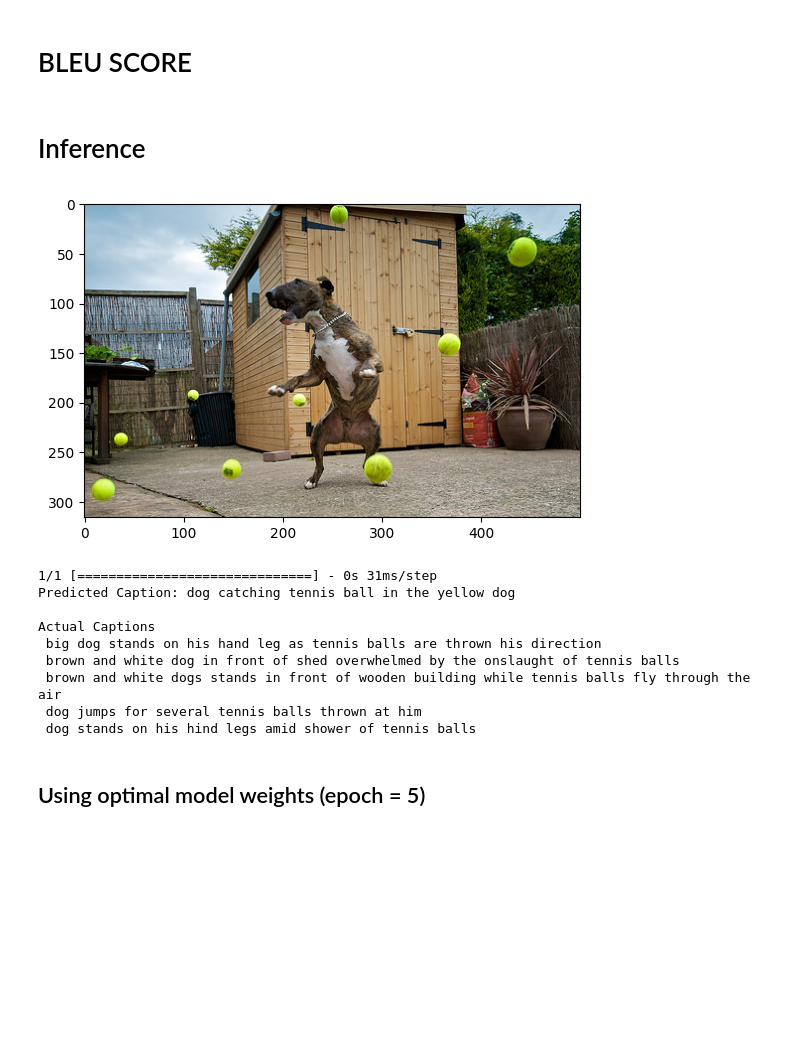
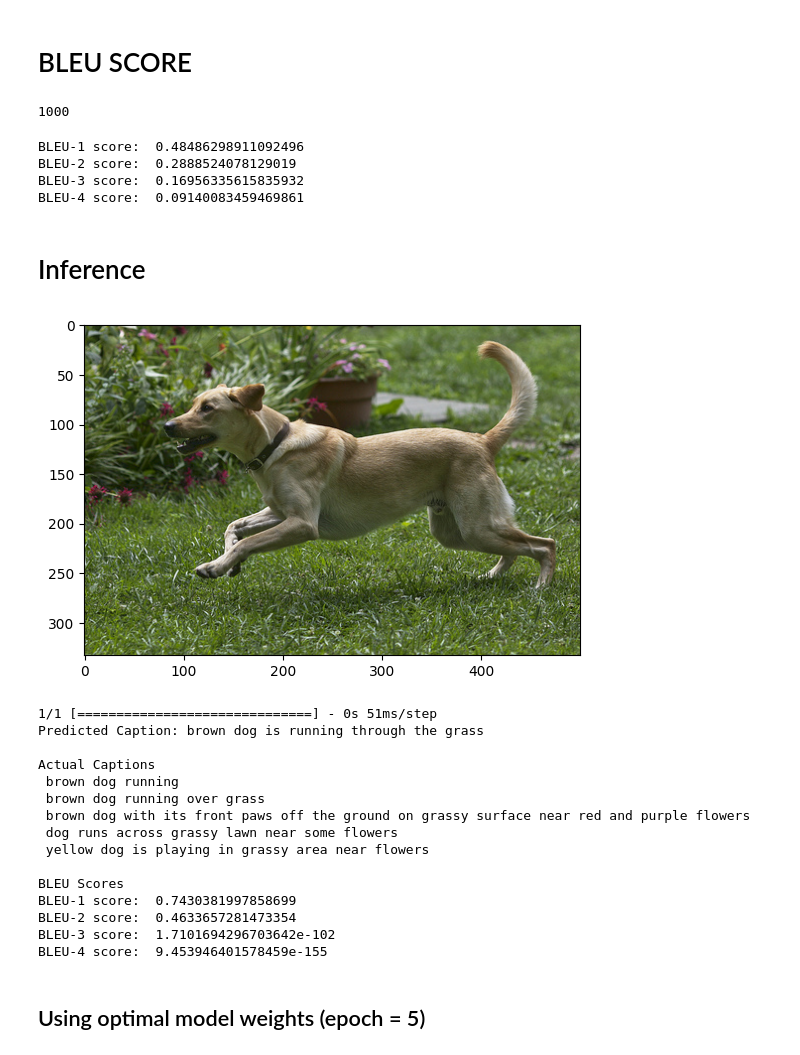
Before and after one commit to shubhjadhav/image-caption-generator, a Jupyter notebook: Code/Inception_LSTM_GRU.ipynb, the cells around one changed output. Saved outputs shown, nothing was run; the diff lists cells and outputs as text; code cells hidden in the pictures; blank space fills up the shorter version.

```diff
--- a/Code/Inception_LSTM_GRU.ipynb
+++ b/Code/Inception_LSTM_GRU.ipynb
@@ -607,7 +608,7 @@ for ep in range(epochs):
     model.save(
         os.path.join(
             "/content/drive/MyDrive",
-            "inception_lstm_gru",
+            key,
             "trained_model_{}epochs.h5".format(ep+1),
         )
     )
@@ -657,6 +662,8 @@ actual_captions = []
 for i in test_imgs:
     actual_captions.append(desc_dict[i.split(".")[0]])
 len(actual_captions)
+# %% [output]
+1000
 # %%
 import nltk
 from nltk.translate.bleu_score import corpus_bleu, sentence_bleu
@@ -741,10 +748,15 @@ def findBleuScore(predicted_captions, ground_truth_captions):
 
 
 findBleuScore(predicted_captions, actual_captions)
+# %% [output]
+BLEU-1 score:  0.48486298911092496
+BLEU-2 score:  0.2888524078129019
+BLEU-3 score:  0.16956335615835932
+BLEU-4 score:  0.09140083459469861
 # %% [markdown]
 # Inference
 # %%
-for i in [999]:
+for i in [5]:
     image1 = test_imgs[i]
     imagepath = os.path.join(img_folder, image1)
     image_1 = Image.open(imagepath)
@@ -752,43 +764,50 @@ for i in [999]:
     plt.show()
 
     # Get the features of the image
     encoded_inp = get_features(
         img_folder, test_imgs[i], pretrained_model, pretrained_input_size
     )
 
     # Generate the caption for the image
     pred = caption_generator(
         photo=encoded_inp,
         model=model,
         max_length=val_max_len,
         wordtoix=wordtoix,
         ixtoword=ixtoword,
     )
 
     # Print the predicted caption for the image
     print(f"Predicted Caption: {' '.join(pred[1:-1])}")
 
     # Print the actual captions for the image
     print("\nActual Captions")
 
     # Compute the BLEU score between the predicted and actual captions for the image
     for capt in desc_dict[test_imgs[i].split(".")[0]]:
         print(capt.replace("startseq", "").replace("endseq", ""))
 
     # BLEU Score
+    print("\nBLEU Scores")
     act_cap = [actual_captions[i]]
     findBleuScore([pred], act_cap)
 # %% [output]
-[figure, old version]
+[figure, new version]
-1/1 [==============================] - 0s 31ms/step
-Predicted Caption: dog catching tennis ball in the yellow dog
+1/1 [==============================] - 0s 51ms/step
+Predicted Caption: brown dog is running through the grass
 
 Actual Captions
- big dog stands on his hand leg as tennis balls are thrown his direction
- brown and white dog in front of shed overwhelmed by the onslaught of tennis balls
- brown and white dogs stands in front of wooden building while tennis balls fly through the air
- dog jumps for several tennis balls thrown at him
- dog stands on his hind legs amid shower of tennis balls
+ brown dog running
+ brown dog running over grass
+ brown dog with its front paws off the ground on grassy surface near red and purple flowers
+ dog runs across grassy lawn near some flowers
+ yellow dog is playing in grassy area near flowers
+
+BLEU Scores
+BLEU-1 score:  0.7430381997858699
+BLEU-2 score:  0.4633657281473354
+BLEU-3 score:  1.7101694296703642e-102
+BLEU-4 score:  9.453946401578459e-155
 # %% [markdown]
 ## Using optimal model weights (epoch = 5)
 # %%
```
Also changed, not shown: parts of 4 cells of this notebook.
